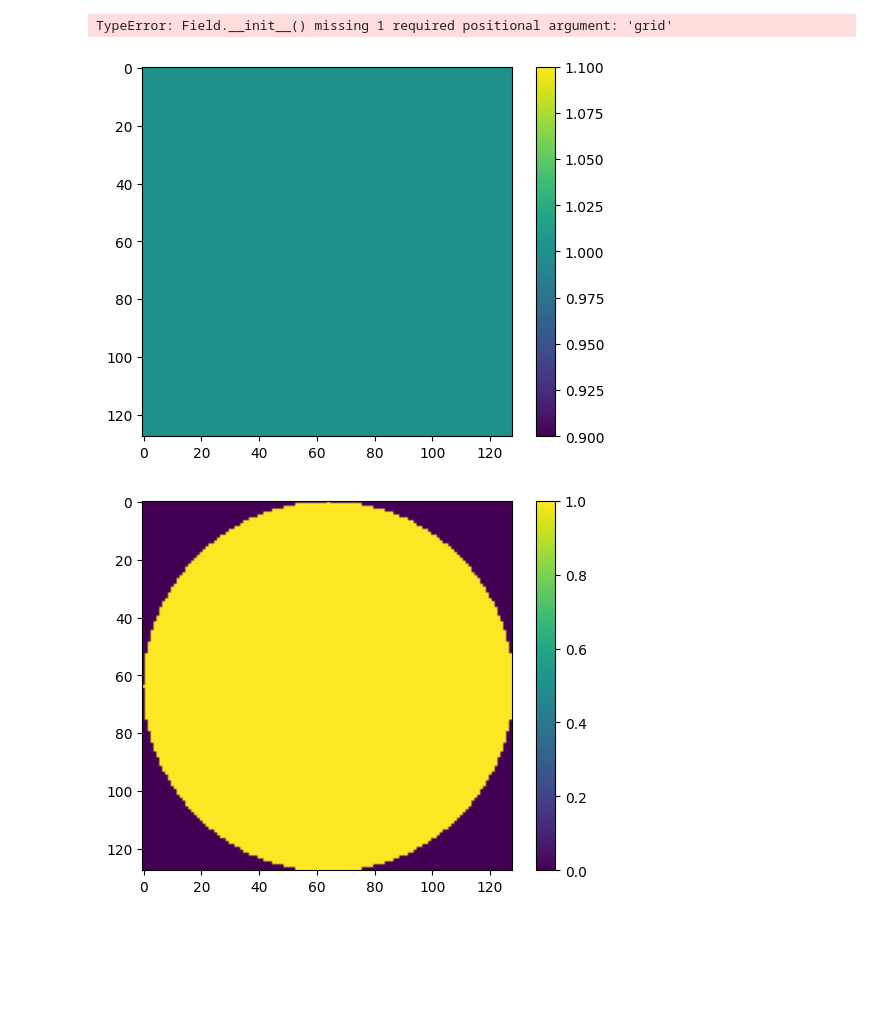
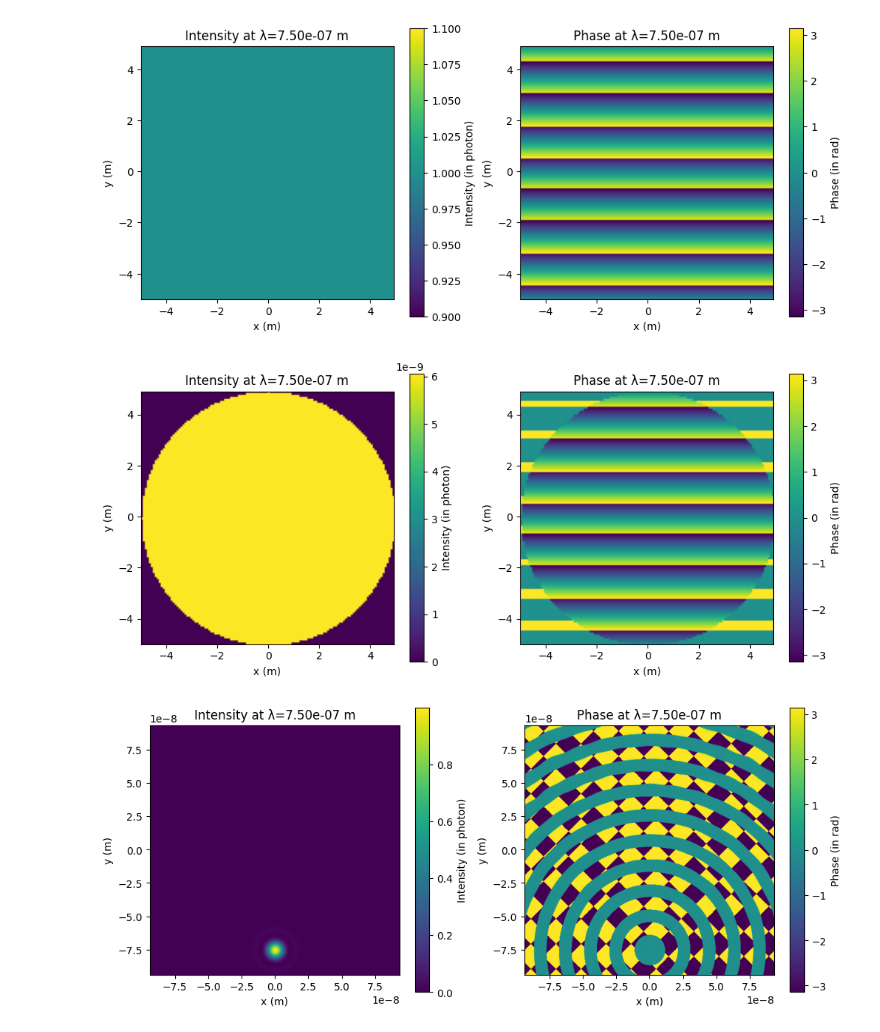
Before and after one commit to bidou2002/fiatlux, a Jupyter notebook: test.ipynb, the cells around one changed output. Cells and saved outputs as stored; diff of their text form; code cells hidden in the pictures; blank space fills up the shorter version.

```diff
--- a/test.ipynb
+++ b/test.ipynb
@@ -14,23 +12,0 @@ grid = Grid(nx=128, ny=128, dx=1 / 128, dy=1 / 128)
-# %%
-field = source.generate_field(grid)
-aperture = CircularAperture(radius=0.5, grid=grid)
-
-plt.figure()
-plt.imshow(torch.abs(field.complex_amplitude[0, ...]))
-plt.colorbar()
-
-aperture.build()
-
-plt.figure()
-plt.imshow(torch.abs(aperture.complex_transmission))
-plt.colorbar()
-
-field2 = aperture.apply(field)
-
-plt.figure()
-plt.imshow(torch.abs(field2.complex_amplitude))
-plt.colorbar()
-# %% [output]
-TypeError: Field.__init__() missing 1 required positional argument: 'grid'
-[figure, removed]
-[figure, removed]
@@ -40,0 +53,32 @@ field3 = mft.propagate(field2, grid)
+# %%
+# Create input field
+field = source.generate_field(pupil_grid)
+field.plot()
+
+# Apply aperture
+field = aperture.apply(field)
+field.plot()
+
+aperture_field = field
+
+# Propagate to focal plane
+field = mft.propagate(field, focal_grid)
+field.plot()
+
+
+plt.figure()
+plt.imshow(torch.abs(field.complex_amplitude).sum(dim=0))
+
+
+# Apply aperture
+field = zelda_stop.apply(field)
+field.plot()
+
+# Propagate to pupil plane
+field = mft.propagate(field, pupil_grid)
+field.plot()
+b = field
+# %% [output]
+[figure, added]
+[figure, added]
+[figure, added]
```
Also changed, not shown: parts of 11 cells of this notebook, 7 other files.
